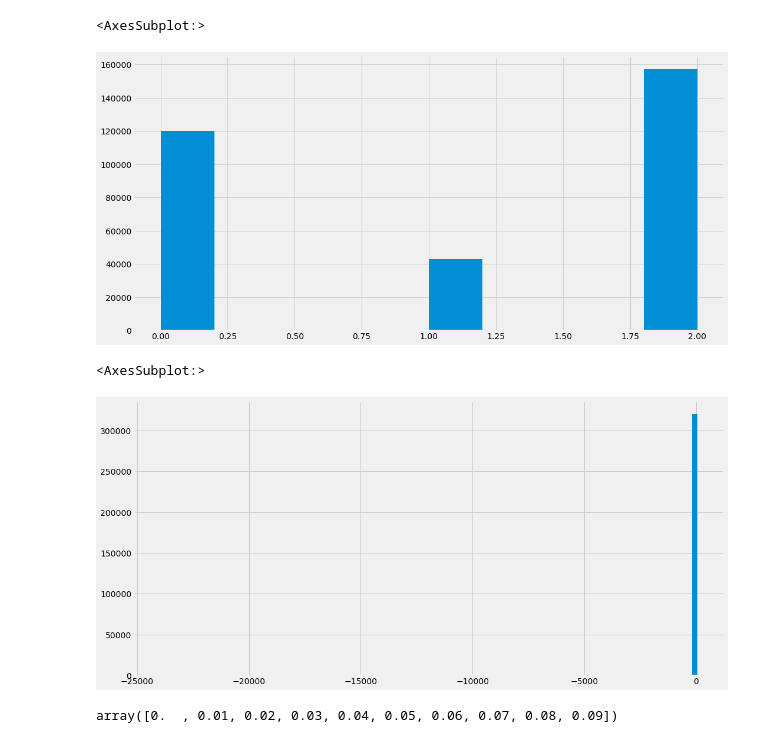
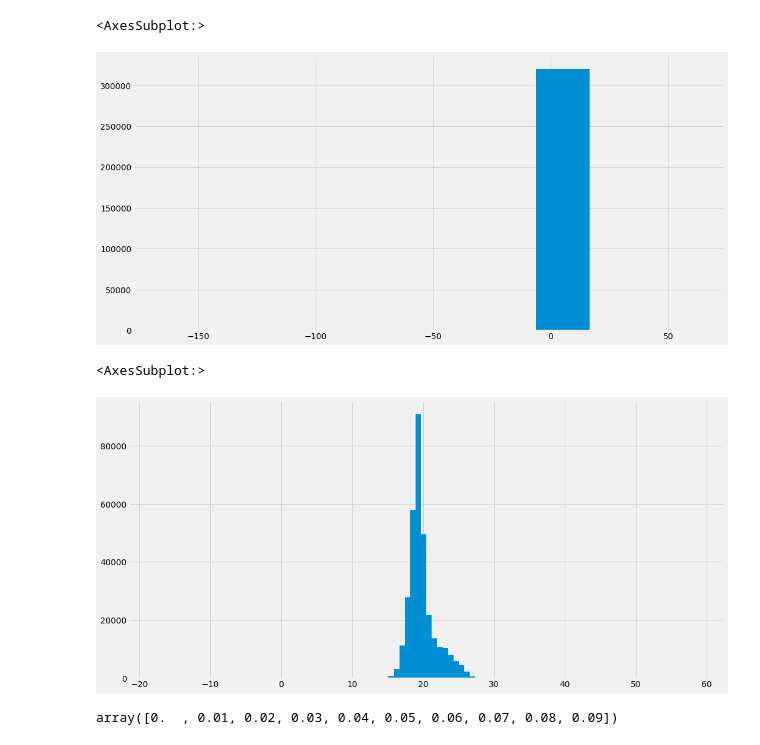
Before and after one commit to cksgnlcjswo/dku_dacon, a Jupyter notebook: EDA(pandas).ipynb, the cells around one changed output. Cells and saved outputs as stored; diff of their text form; code cells hidden in the pictures.

```diff
--- a/EDA(pandas).ipynb
+++ b/EDA(pandas).ipynb
@@ -102,13 +117,13 @@ Name: class, dtype: int64
 # %%
-trn['class'].hist() # if want to see column's value using histogram
+trn['redshift'].hist() # if want to see column's value using histogram
 # %% [output]
 <AxesSubplot:>
-[figure, old version]
+[figure, new version]
 # %%
-trn['i'].hist(bins=100)
+trn['u'].hist(bins=100)
 # %% [output]
 <AxesSubplot:>
-[figure, old version]
+[figure, new version]
 # %%
 np.arange(0, 1, .01)[:10] #np means numpy
 # %% [output]
```
Also changed, not shown: parts of 33 cells of this notebook.
